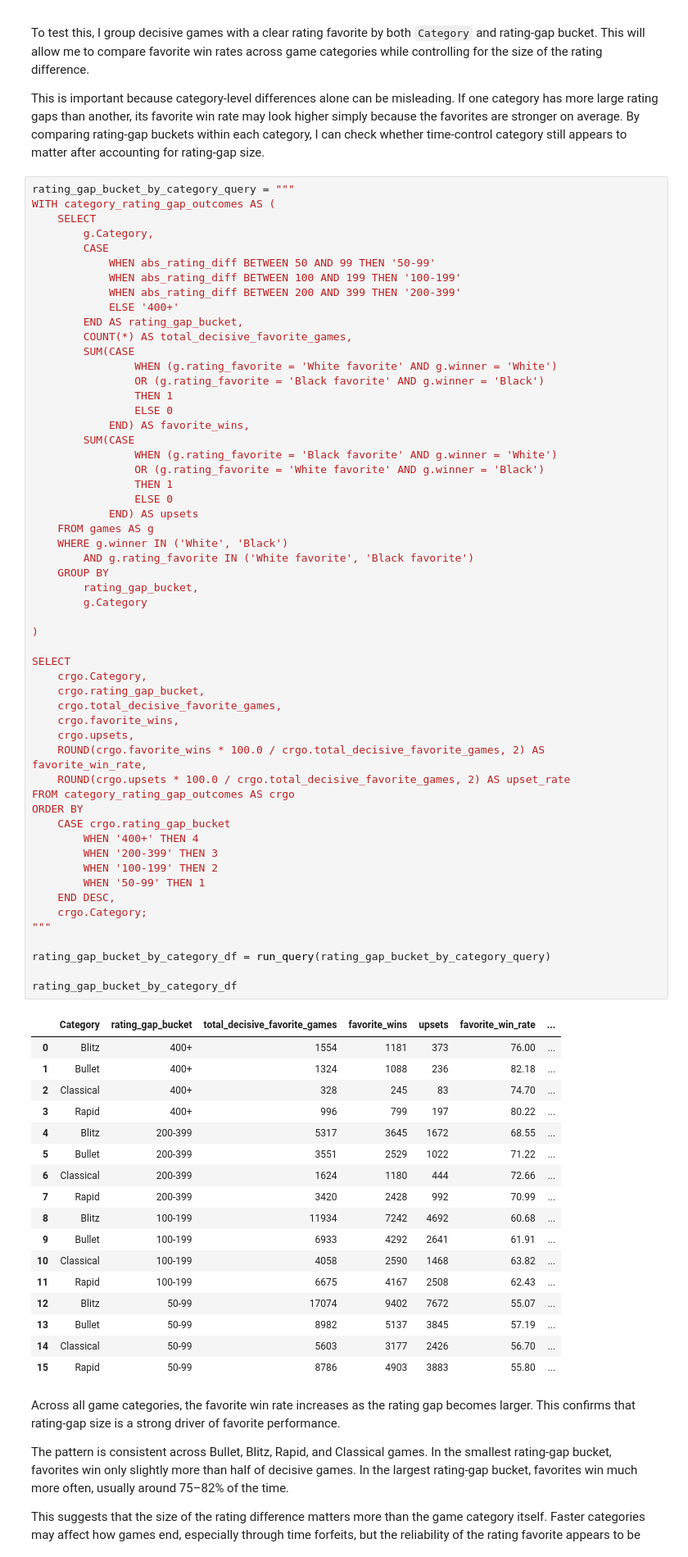
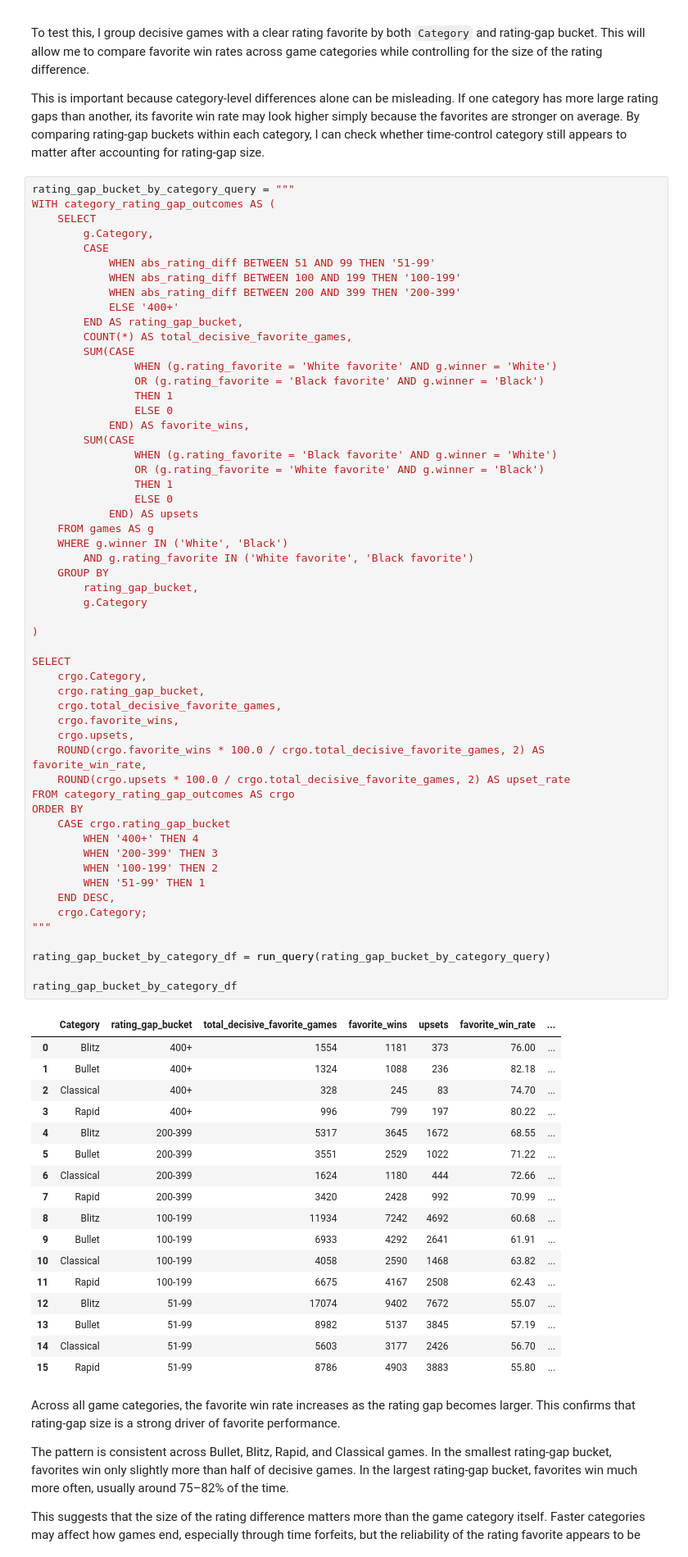
Before and after one commit to hafezomar/lichess-game-analysis, a Jupyter notebook: notebooks/01_sql_game_analysis.ipynb, the cells around one changed output. Shown at 82% size. Saved outputs shown, nothing was run; the diff lists cells and outputs as text.

```diff
--- a/notebooks/01_sql_game_analysis.ipynb
+++ b/notebooks/01_sql_game_analysis.ipynb
@@ -373,7 +379,7 @@ WITH category_rating_gap_outcomes AS (
 	SELECT
 		g.Category,
 		CASE
-			WHEN abs_rating_diff BETWEEN 50 AND 99 THEN '50-99'
+			WHEN abs_rating_diff BETWEEN 51 AND 99 THEN '51-99'
 			WHEN abs_rating_diff BETWEEN 100 AND 199 THEN '100-199'
 			WHEN abs_rating_diff BETWEEN 200 AND 399 THEN '200-399'
 			ELSE '400+'
@@ -408,38 +414,38 @@ SELECT
 	crgo.upsets,
 	ROUND(crgo.favorite_wins * 100.0 / crgo.total_decisive_favorite_games, 2) AS favorite_win_rate,
 	ROUND(crgo.upsets * 100.0 / crgo.total_decisive_favorite_games, 2) AS upset_rate
 FROM category_rating_gap_outcomes AS crgo
 ORDER BY
     CASE crgo.rating_gap_bucket
         WHEN '400+' THEN 4
         WHEN '200-399' THEN 3
         WHEN '100-199' THEN 2
-        WHEN '50-99' THEN 1
+        WHEN '51-99' THEN 1
     END DESC,
     crgo.Category;
 """
 
 rating_gap_bucket_by_category_df = run_query(rating_gap_bucket_by_category_query)
 
 rating_gap_bucket_by_category_df
 # %% [output]
 |  | Category | rating_gap_bucket | total_decisive_favorite_games | favorite_wins | upsets | favorite_win_rate | ... |
 | 0 | Blitz | 400+ | 1554 | 1181 | 373 | 76.00 | ... |
 | 1 | Bullet | 400+ | 1324 | 1088 | 236 | 82.18 | ... |
 | 2 | Classical | 400+ | 328 | 245 | 83 | 74.70 | ... |
 | 3 | Rapid | 400+ | 996 | 799 | 197 | 80.22 | ... |
 | 4 | Blitz | 200-399 | 5317 | 3645 | 1672 | 68.55 | ... |
 | 5 | Bullet | 200-399 | 3551 | 2529 | 1022 | 71.22 | ... |
 | 6 | Classical | 200-399 | 1624 | 1180 | 444 | 72.66 | ... |
 | 7 | Rapid | 200-399 | 3420 | 2428 | 992 | 70.99 | ... |
 | 8 | Blitz | 100-199 | 11934 | 7242 | 4692 | 60.68 | ... |
 | 9 | Bullet | 100-199 | 6933 | 4292 | 2641 | 61.91 | ... |
 | 10 | Classical | 100-199 | 4058 | 2590 | 1468 | 63.82 | ... |
 | 11 | Rapid | 100-199 | 6675 | 4167 | 2508 | 62.43 | ... |
-| 12 | Blitz | 50-99 | 17074 | 9402 | 7672 | 55.07 | ... |
-| 13 | Bullet | 50-99 | 8982 | 5137 | 3845 | 57.19 | ... |
-| 14 | Classical | 50-99 | 5603 | 3177 | 2426 | 56.70 | ... |
-| 15 | Rapid | 50-99 | 8786 | 4903 | 3883 | 55.80 | ... |
+| 12 | Blitz | 51-99 | 17074 | 9402 | 7672 | 55.07 | ... |
+| 13 | Bullet | 51-99 | 8982 | 5137 | 3845 | 57.19 | ... |
+| 14 | Classical | 51-99 | 5603 | 3177 | 2426 | 56.70 | ... |
+| 15 | Rapid | 51-99 | 8786 | 4903 | 3883 | 55.80 | ... |
 # %% [markdown]
 Across all game categories, the favorite win rate increases as the rating gap becomes larger. This confirms that rating-gap size is a strong driver of favorite performance.
 
```
Also changed, not shown: parts of 3 cells of this notebook, 2 other files.
